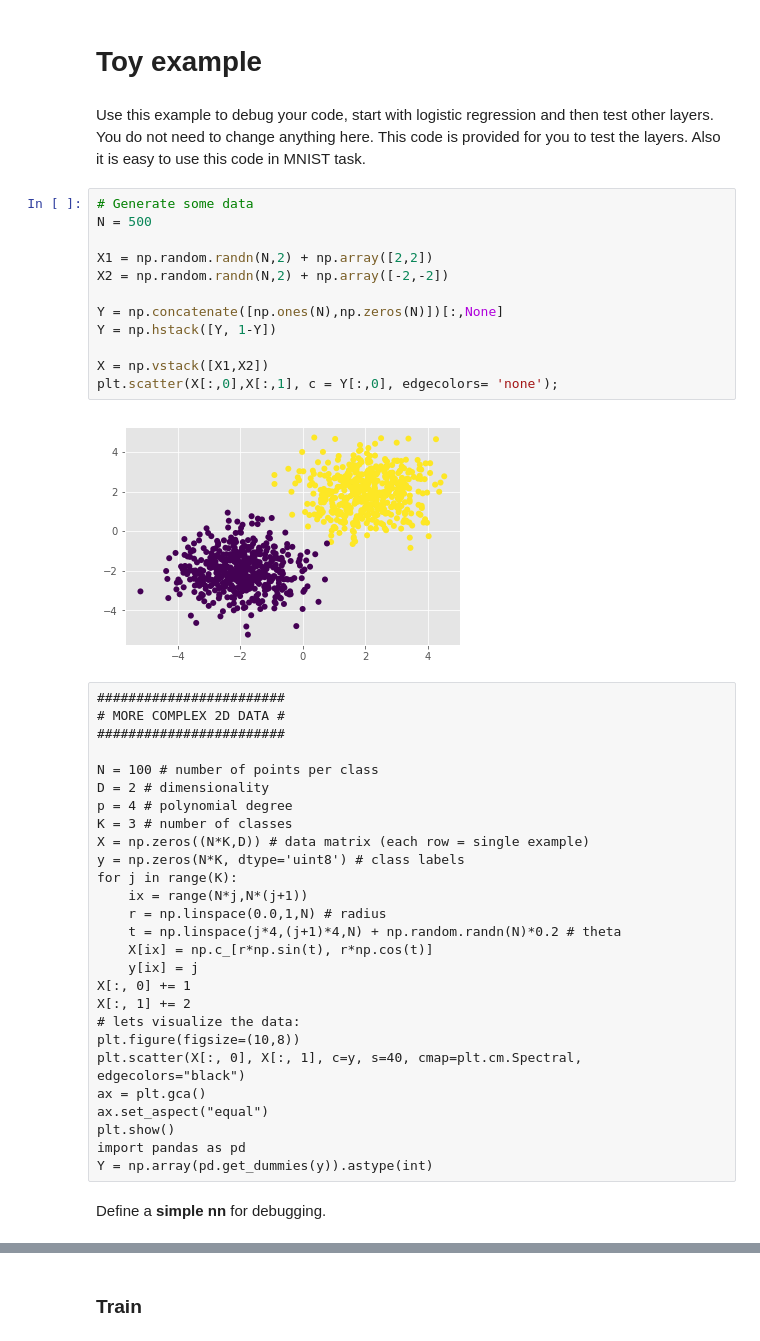
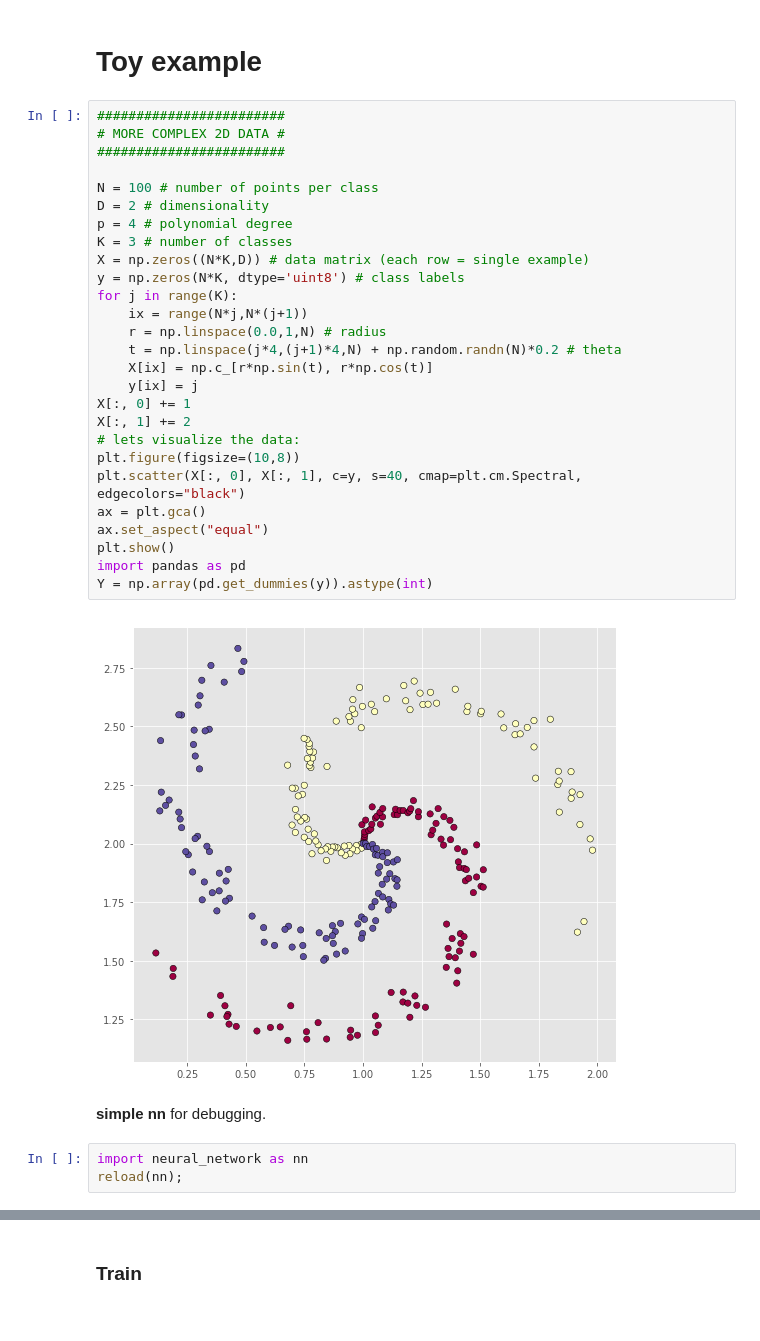
Before and after one commit to fisheeve/istc_ml_homeworks, a Jupyter notebook: nn_homework_session1/assignment1_and_2.ipynb, the cells around one changed output, grey strips where cells are left out. Cells and saved outputs as stored; diff of their text form.

```diff
--- a/nn_homework_session1/assignment1_and_2.ipynb
+++ b/nn_homework_session1/assignment1_and_2.ipynb
@@ -96,50 +13,39 @@ def adam_optimizer(x, dx, config, state):
 # %% [markdown]
 # Toy example
-# %% [markdown]
-Use this example to debug your code, start with logistic regression and then test other layers. You do not need to change anything here. This code is provided for you to test the layers. Also it is easy to use this code in MNIST task.
-# %%
-# Generate some data
-N = 500
-
-X1 = np.random.randn(N,2) + np.array([2,2])
-X2 = np.random.randn(N,2) + np.array([-2,-2])
-
-Y = np.concatenate([np.ones(N),np.zeros(N)])[:,None]
-Y = np.hstack([Y, 1-Y])
-
-X = np.vstack([X1,X2])
-plt.scatter(X[:,0],X[:,1], c = Y[:,0], edgecolors= 'none');
-# %% [output]
-[figure, removed]
-# %% [raw]
-########################
-# MORE COMPLEX 2D DATA #
-########################
-
-N = 100 # number of points per class
-D = 2 # dimensionality
-p = 4 # polynomial degree
-K = 3 # number of classes
-X = np.zeros((N*K,D)) # data matrix (each row = single example)
-y = np.zeros(N*K, dtype='uint8') # class labels
-for j in range(K):
-    ix = range(N*j,N*(j+1))
-    r = np.linspace(0.0,1,N) # radius
-    t = np.linspace(j*4,(j+1)*4,N) + np.random.randn(N)*0.2 # theta
-    X[ix] = np.c_[r*np.sin(t), r*np.cos(t)]
-    y[ix] = j
-X[:, 0] += 1
-X[:, 1] += 2
-# lets visualize the data:
-plt.figure(figsize=(10,8))
-plt.scatter(X[:, 0], X[:, 1], c=y, s=40, cmap=plt.cm.Spectral, edgecolors="black")
-ax = plt.gca()
-ax.set_aspect("equal")
-plt.show()
-import pandas as pd
-Y = np.array(pd.get_dummies(y)).astype(int)
+# %%
+########################
+# MORE COMPLEX 2D DATA #
+########################
+
+N = 100 # number of points per class
+D = 2 # dimensionality
+p = 4 # polynomial degree
+K = 3 # number of classes
+X = np.zeros((N*K,D)) # data matrix (each row = single example)
+y = np.zeros(N*K, dtype='uint8') # class labels
+for j in range(K):
+    ix = range(N*j,N*(j+1))
+    r = np.linspace(0.0,1,N) # radius
+    t = np.linspace(j*4,(j+1)*4,N) + np.random.randn(N)*0.2 # theta
+    X[ix] = np.c_[r*np.sin(t), r*np.cos(t)]
+    y[ix] = j
+X[:, 0] += 1
+X[:, 1] += 2
+# lets visualize the data:
+plt.figure(figsize=(10,8))
+plt.scatter(X[:, 0], X[:, 1], c=y, s=40, cmap=plt.cm.Spectral, edgecolors="black")
+ax = plt.gca()
+ax.set_aspect("equal")
+plt.show()
+import pandas as pd
+Y = np.array(pd.get_dummies(y)).astype(int)
+# %% [output]
+[figure, added]
 # %% [markdown]
-Define a **simple nn** for debugging.
+**simple nn** for debugging.
+# %%
+import neural_network as nn
+reload(nn);
 # %%
 criterion = nn.MSECriterion()
 
```
Also changed, not shown: parts of 19 cells of this notebook, 6 other files.
